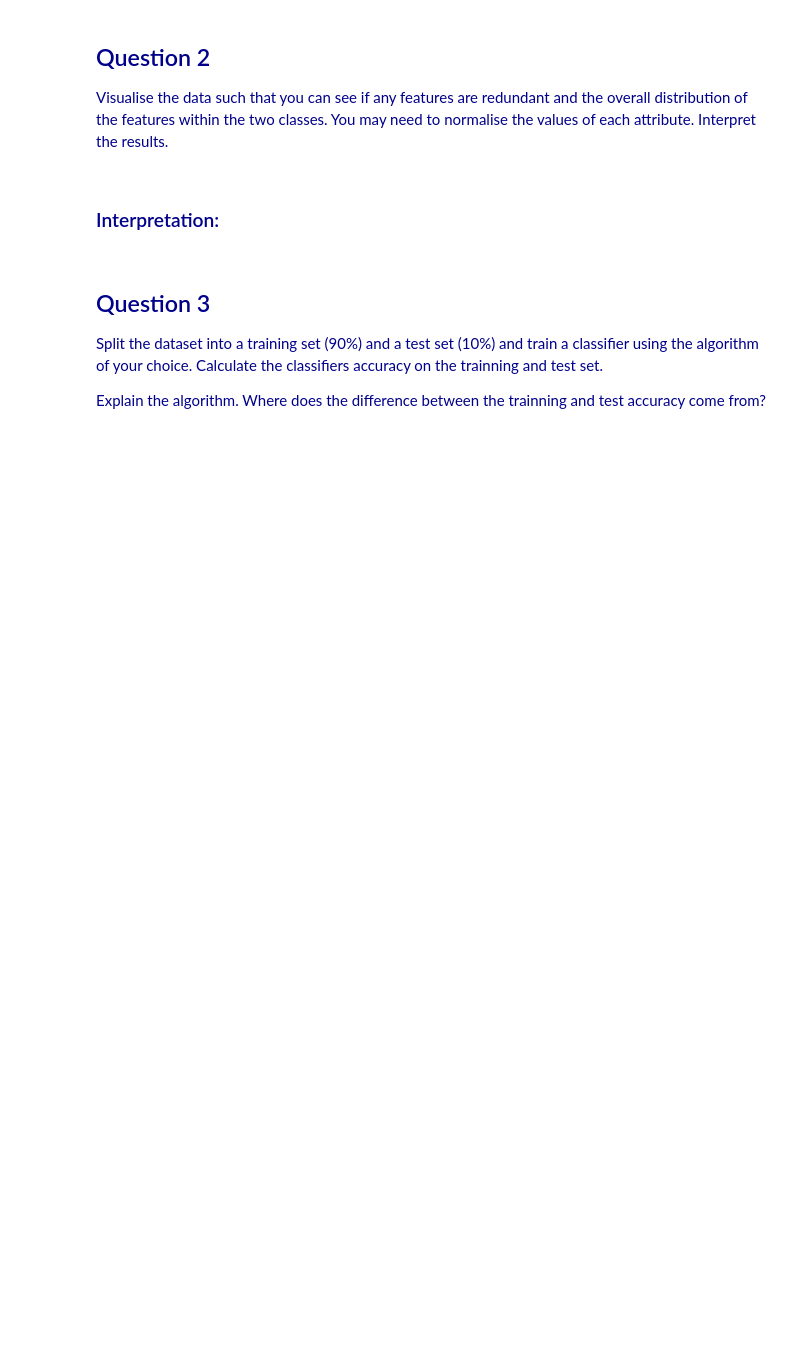
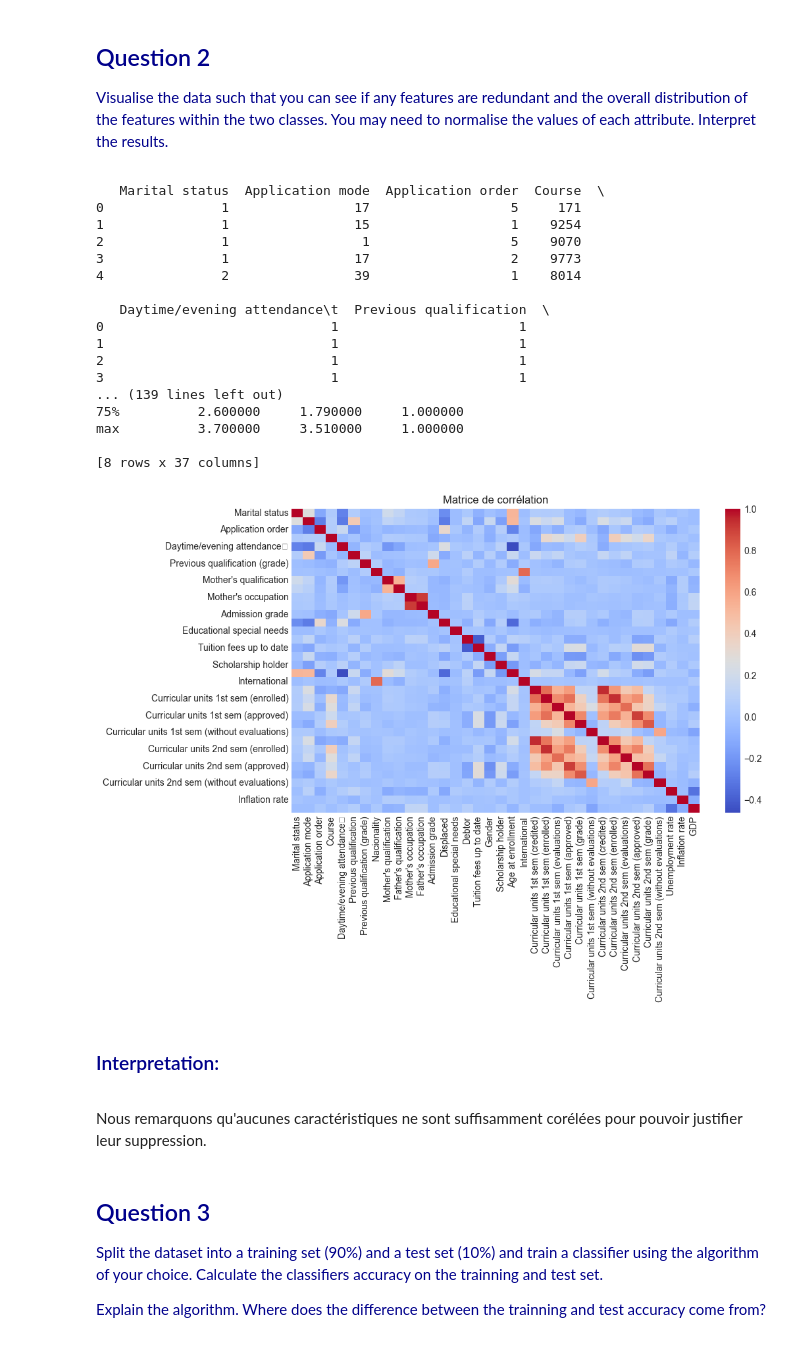
Before and after one commit to INSA-4IF2-Hexanome24/MachineLearning, a Jupyter notebook: LAB_2.ipynb, the cells around one changed output. Saved outputs shown, nothing was run; the diff lists cells and outputs as text; code cells hidden in the pictures; blank space fills up the shorter version.

```diff
--- a/LAB_2.ipynb
+++ b/LAB_2.ipynb
@@ -40,3 +41,15 @@ The label to predict is the "Target" attribute, being the status of the student
 We will train a binary classification model, with class 0: "Droput" and class 1: "Enrolled" or "Graduate".  Load the datset into pandas DataFRame, and prepare it for classification.
 
 </span>
+# %%
+df = pd.read_csv('student_drop_out.csv', sep=';')
+
+
+print(df['Target'].unique())
+df = df.drop_duplicates()
+# Créer les labels binaires : 0 = Dropout, 1 = Enrolled ou
+target_order = ["Dropout", "Enrolled", "Graduate"]
+df["Target"] = df["Target"].apply(lambda x: 0 if x == "Dropout" else 1)
+
+
+df
@@ -48,11 +76,56 @@ We will train a binary classification model, with class 0: "Droput" and class 1:
 Visualise the data such that you can see if any features are redundant and the overall distribution  of the features within the two classes. You may need to normalise the values of each attribute. Interpret the results.
 
 </span>
+# %%
+# Aperçu des données
+print(df.head())
+print(df.describe())
+
+# Séparer les données
+data = df.drop("Target", axis=1)
+labels = df["Target"]
+
+# Normalisation
+scaler = StandardScaler()
+data_scaled = scaler.fit_transform(data)
+
+# Recréer un DataFrame
+data_scaled = pd.DataFrame(data_scaled, columns=data.columns)
+
+# Matrice de corrélation
+plt.figure(figsize=(10, 6))
+corr = data_scaled.corr()
+
+sns.heatmap(corr, cmap='coolwarm')
+plt.title("Matrice de corrélation")
+
+plt.show()
+# %% [output]
+   Marital status  Application mode  Application order  Course  \
+0               1                17                  5     171
+1               1                15                  1    9254
+2               1                 1                  5    9070
+3               1                17                  2    9773
+4               2                39                  1    8014
+
+   Daytime/evening attendance\t  Previous qualification  \
+0                             1                       1
+1                             1                       1
+2                             1                       1
+3                             1                       1
+... (139 lines left out)
+75%          2.600000     1.790000     1.000000
+max          3.700000     3.510000     1.000000
+
+[8 rows x 37 columns]
+[figure, added]
 # %% [markdown]
 <span style="color:#00008B;">
 
 ### Interpretation: ###
 </span>
+# %% [markdown]
+Nous remarquons qu'aucunes caractéristiques ne sont suffisamment corélées pour pouvoir justifier leur suppression.
 # %% [markdown]
 <span style="color:#00008B;">
 
```
Also changed, not shown: parts of 9 cells of this notebook, 1 other file.
